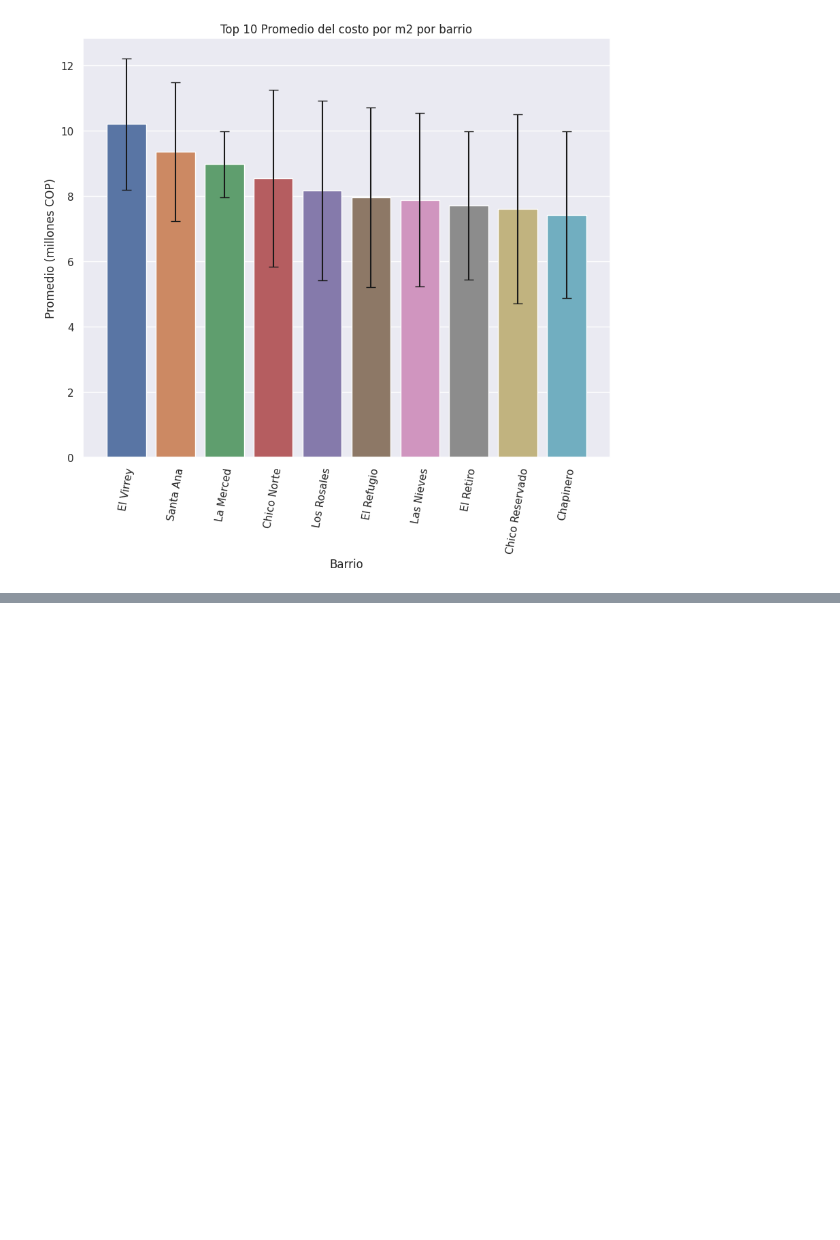
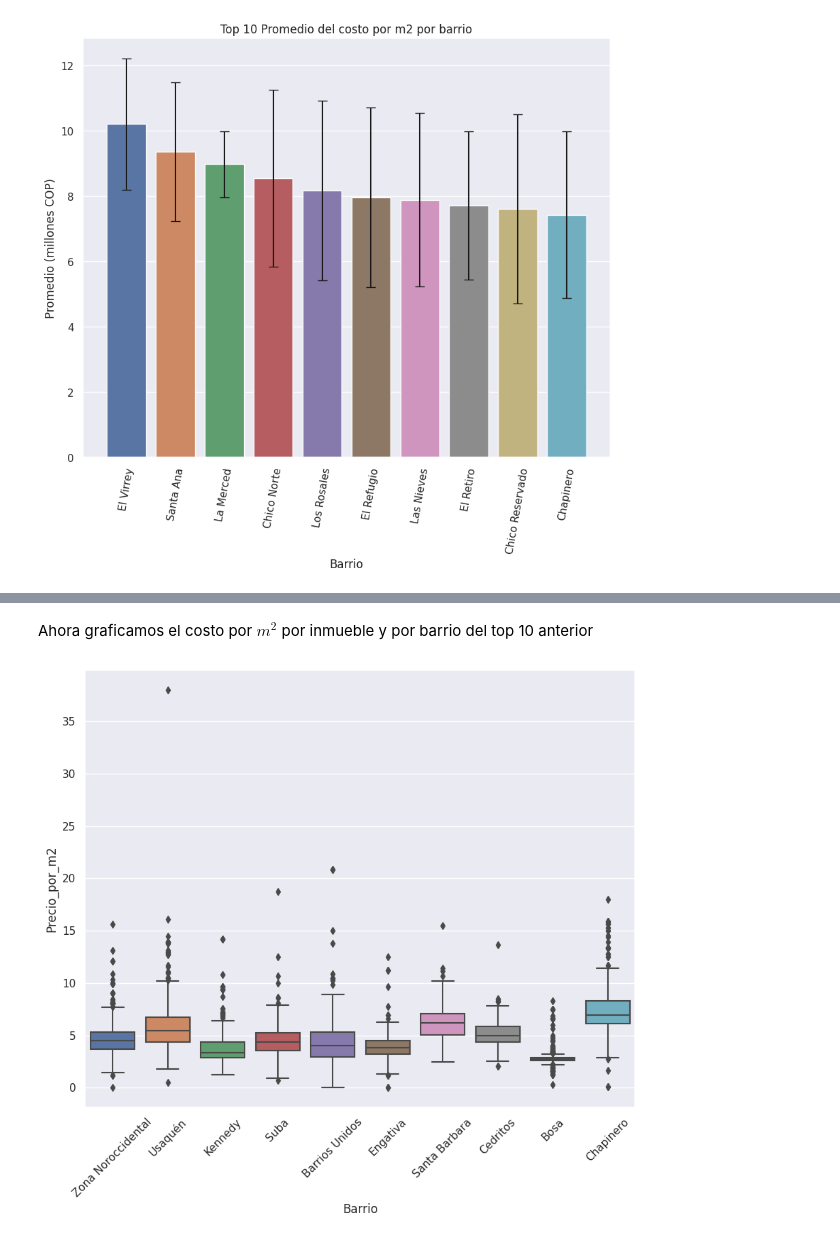
Before and after one commit to leodan52/Inmersion_Datos_Alura, a Jupyter notebook: Inmersion_de_datos.ipynb, the cells around one changed output, grey strips where cells are left out. Cells and saved outputs as stored; diff of their text form; code cells hidden in the pictures; blank space fills up the shorter version.

```diff
--- a/Inmersion_de_datos.ipynb
+++ b/Inmersion_de_datos.ipynb
@@ -885,0 +962,3 @@ plt.show()
+# %%
+m2_barrio = dict(promedio_acumulativo[0])
+m2_barrio
@@ -885,0 +992,5 @@ plt.show()
+# %%
+inmuebles['Valor_m2_barrio'] = inmuebles['Barrio']
+inmuebles['Valor_m2_barrio'] = inmuebles['Valor_m2_barrio'].map(m2_barrio)
+
+inmuebles.sample(5)
@@ -885,0 +1078,12 @@ plt.show()
+# %% [markdown]
+Ahora graficamos el costo por $m^2$ por inmueble y por barrio del top 10 anterior
+# %%
+sns.set_theme()
+plt.figure(figsize = (10, 8))
+
+ax = sns.boxplot(x = 'Barrio', y = 'Precio_por_m2', data = inmuebles.query('Barrio in @top_barrios'))
+ax.tick_params(axis = 'x', rotation = 45)
+
+plt.show()
+# %% [output]
+[figure, added]
```
Also changed, not shown: parts of 73 cells of this notebook.
